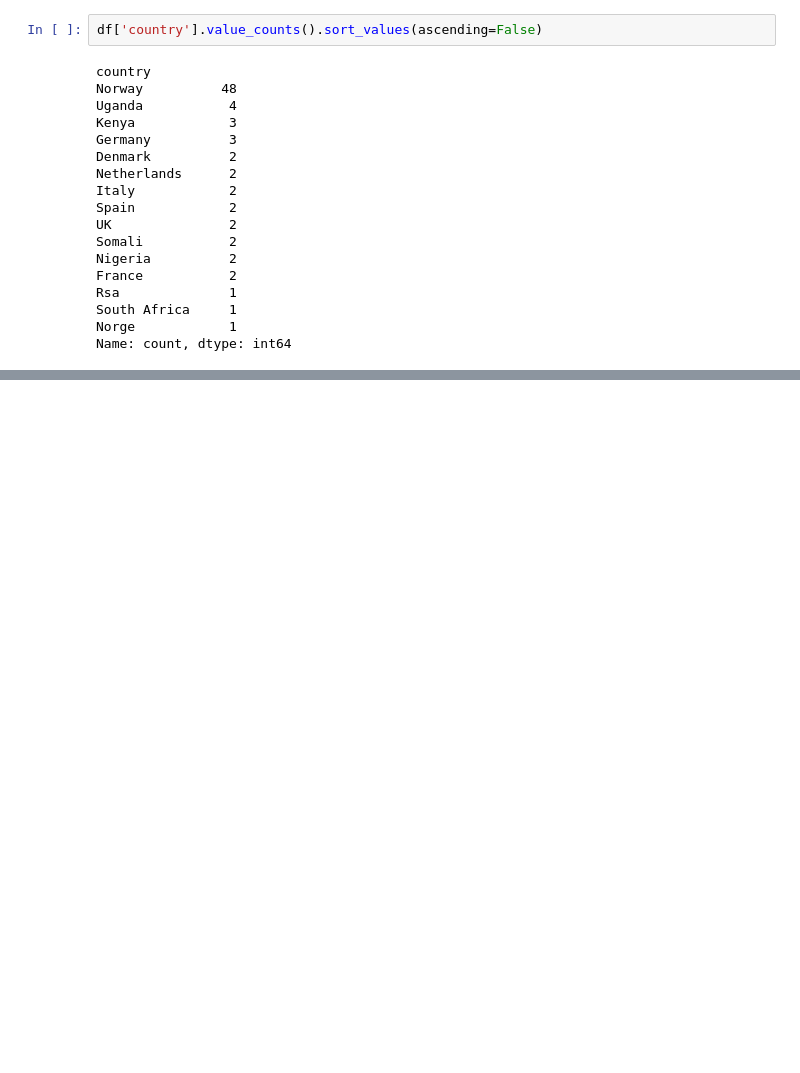
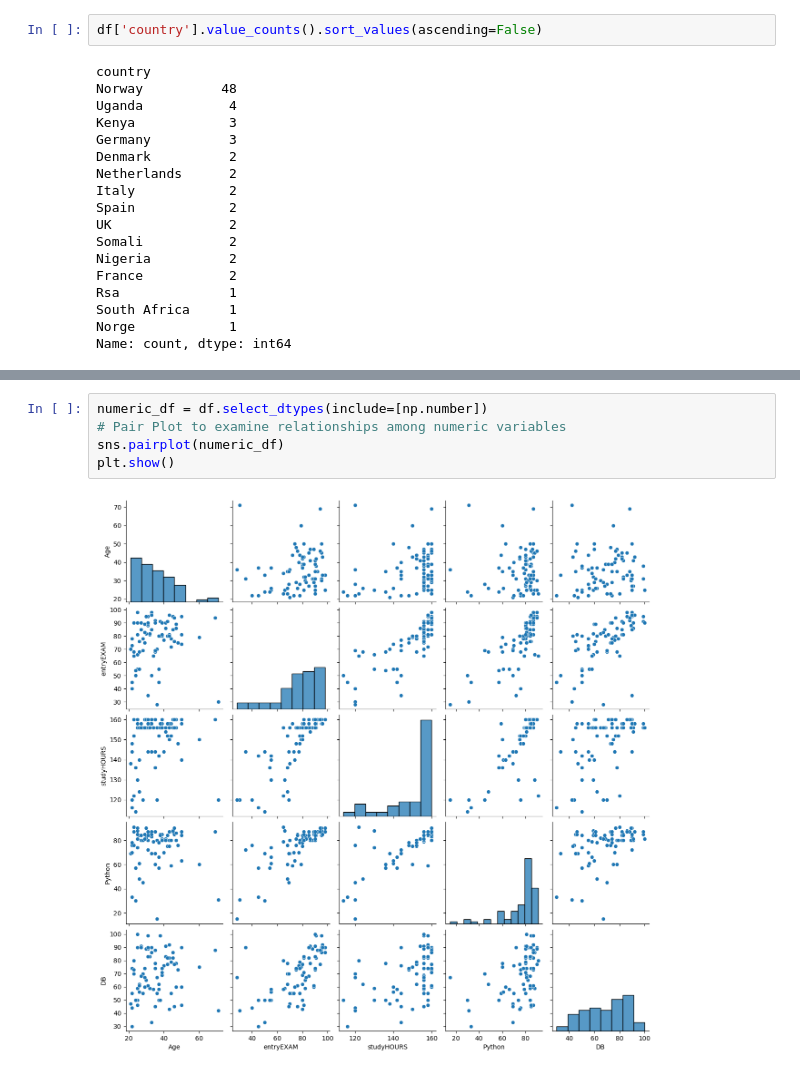
Before and after one commit to sajjadkhazaei/students_performance, a Jupyter notebook: main.ipynb, the cells around one changed output, grey strips where cells are left out. Drawn from its saved outputs; the diff is of its cells as text; blank space fills up the shorter version.

```diff
--- a/main.ipynb
+++ b/main.ipynb
@@ -233,0 +301,7 @@ Name: count, dtype: int64
+# %%
+numeric_df = df.select_dtypes(include=[np.number])
+# Pair Plot to examine relationships among numeric variables
+sns.pairplot(numeric_df)
+plt.show()
+# %% [output]
+[figure, added]
```
Also changed, not shown: parts of 7 cells of this notebook, 1 other file.
